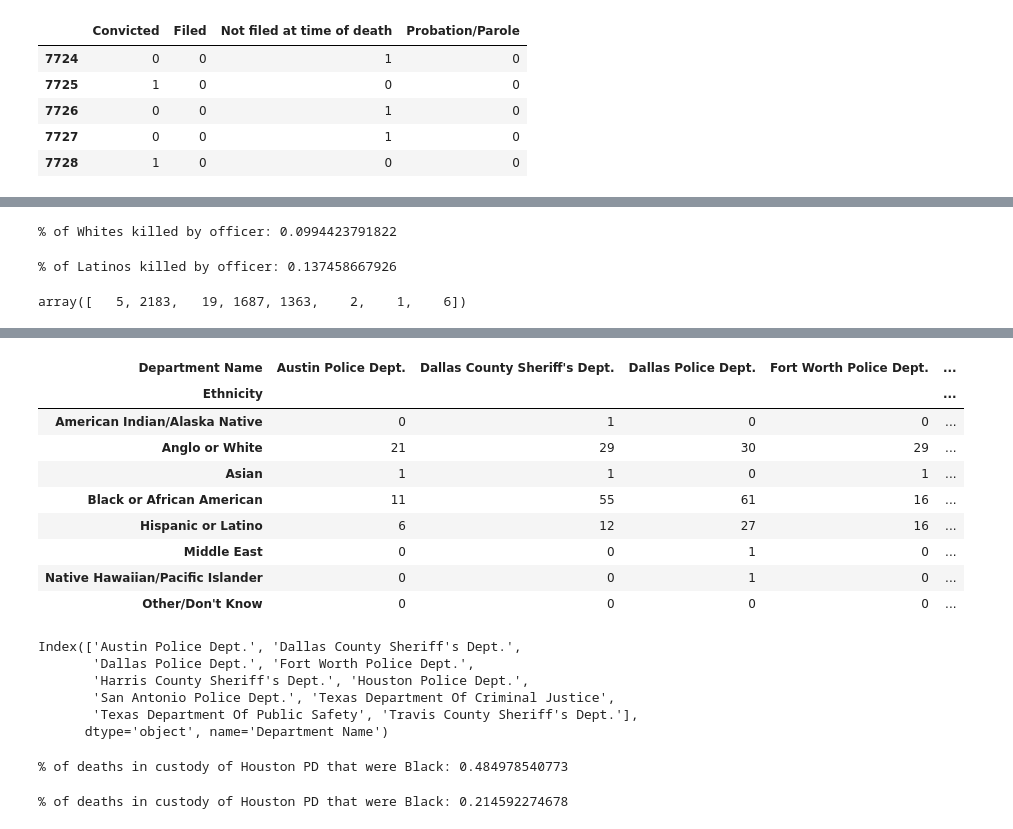
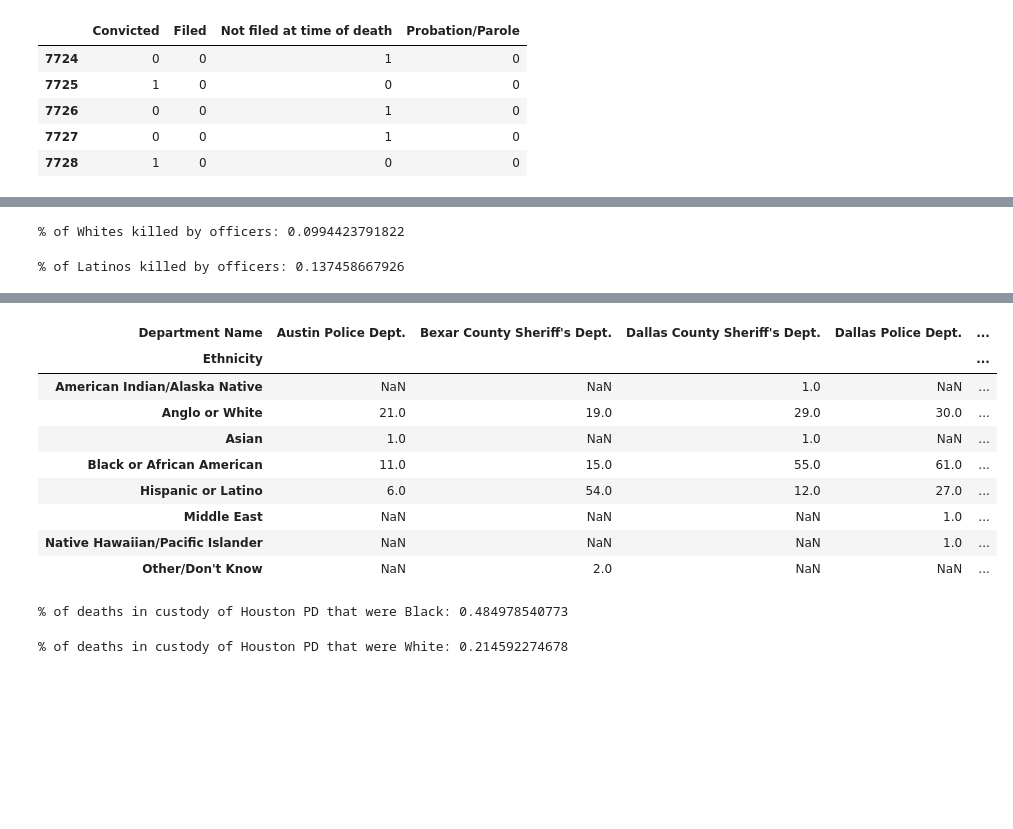
Before and after one commit to circushaase/Capstone2, a Jupyter notebook: data_explore.ipynb, the cells around one changed output, grey strips where cells are left out. Cells and saved outputs as stored; diff of their text form; code cells hidden in the pictures; blank space fills up the shorter version.

```diff
--- a/data_explore.ipynb
+++ b/data_explore.ipynb
@@ -28,0 +24,3 @@ len(cust['Department Name'].value_counts())
+# %%
+#add column of years extracted "Death Date"
+cust['year'] = pd.DatetimeIndex(cust['Death Date']).year
@@ -32,7 +38 @@ deathtype= list(cust['Manner Death'].unique())
 eth = list(cust['Ethnicity'].unique())
-# %%
-'''
-create dictionary and use to designate number values to each "Ethnicity"
-ethdict = {'Black or African American':1,'Hispanic or Latino':2, 'Anglo or White': 3, 'Middle East':4, 'Asian':5, 'Native Hawaiian/Pacific Islander':6, 'American Indian/Alaska Native':7, 'Other/Don\'t Know':8}
-cust['race'] = [ ethdict[x] for x in cust['Ethnicity'] ]
-'''
@@ -175,13 +155,9 @@ ethni = cust['Ethnicity'].value_counts()
 # %%
-print ("% of Whites killed by officer:", breakdown['Anglo or White', 'Homicide by Law Enforcement/Correctional Staff']/ethni['Anglo or White'])
+print ("% of Whites killed by officers:", breakdown['Anglo or White', 'Homicide by Law Enforcement/Correctional Staff']/ethni['Anglo or White'])
 # %% [output]
-% of Whites killed by officer: 0.0994423791822
+% of Whites killed by officers: 0.0994423791822
 # %%
-print ("% of Latinos killed by officer:", breakdown['Hispanic or Latino', 'Homicide by Law Enforcement/Correctional Staff']/ethni['Hispanic or Latino'])
+print ("% of Latinos killed by officers:", breakdown['Hispanic or Latino', 'Homicide by Law Enforcement/Correctional Staff']/ethni['Hispanic or Latino'])
 # %% [output]
-% of Latinos killed by officer: 0.137458667926
+% of Latinos killed by officers: 0.137458667926
-# %%
-death_eth_df['Natural Causes/Illness'].values
-# %% [output]
-array([   5, 2183,   19, 1687, 1363,    2,    1,    6])
 # %%
@@ -215,20 +192,21 @@ show(g)
 [interactive output not drawn]
 [interactive output not drawn]
 # %%
-major = cust[(cust['Department Name'] == 'Texas Department Of Criminal Justice') | (cust['Department Name'] == 'Harris County Sheriff\'s Dept.')| (cust['Department Name'] == 'Houston Police Dept.')| (cust['Department Name'] == 'San Antonio Police Dept.')| (cust['Department Name'] == 'Fort Worth Police Dept.')| (cust['Department Name'] == 'Dallas Police Dept.')| (cust['Department Name'] == 'Dallas County Sheriff\'s Dept.') | (cust['Department Name'] == 'Bexar County Sheriff\s Dept.')| (cust['Department Name'] == 'Texas Department Of Public Safety')| (cust['Department Name'] == 'Austin Police Dept.')| (cust['Department Name'] == 'Tarrant County Sheriff\s Dept.')| (cust['Department Name'] == 'Travis County Sheriff\'s Dept.')]
+#create smaller df of major cities and their counties in Texas and the Ethnic break down of deaths for each
+major = cust[(cust['Department Name'] == 'Texas Department Of Criminal Justice') | (cust['Department Name'] == 'Harris County Sheriff\'s Dept.')| (cust['Department Name'] == 'Houston Police Dept.')| (cust['Department Name'] == 'San Antonio Police Dept.')| (cust['Department Name'] == 'Fort Worth Police Dept.')| (cust['Department Name'] == 'Dallas Police Dept.')| (cust['Department Name'] == 'Dallas County Sheriff\'s Dept.') | (cust['Department Name'] == 'Bexar County Sheriff\'s Dept.')| (cust['Department Name'] == 'Texas Department Of Public Safety')| (cust['Department Name'] == 'Austin Police Dept.')| (cust['Department Name'] == 'Tarrant County Sheriff\s Dept.')| (cust['Department Name'] == 'Travis County Sheriff\'s Dept.')]
 reduce =major.groupby(['Ethnicity', 'Department Name'])['Last Name'].count().sort_values(ascending = False)
 majdept = reduce.unstack()
-majdept = majdept.fillna(0).astype(int)
+#majdept = majdept.fillna(0).astype(int)
 majdept
 # %% [output]
-| Department Name | Austin Police Dept. | Dallas County Sheriff's Dept. | Dallas Police Dept. | Fort Worth Police Dept. | ... |
+| Department Name | Austin Police Dept. | Bexar County Sheriff's Dept. | Dallas County Sheriff's Dept. | Dallas Police Dept. | ... |
 | Ethnicity |  |  |  |  | ... |
-| American Indian/Alaska Native | 0 | 1 | 0 | 0 | ... |
-| Anglo or White | 21 | 29 | 30 | 29 | ... |
-| Asian | 1 | 1 | 0 | 1 | ... |
-| Black or African American | 11 | 55 | 61 | 16 | ... |
-| Hispanic or Latino | 6 | 12 | 27 | 16 | ... |
-| Middle East | 0 | 0 | 1 | 0 | ... |
-| Native Hawaiian/Pacific Islander | 0 | 0 | 1 | 0 | ... |
-| Other/Don't Know | 0 | 0 | 0 | 0 | ... |
+| American Indian/Alaska Native | NaN | NaN | 1.0 | NaN | ... |
+| Anglo or White | 21.0 | 19.0 | 29.0 | 30.0 | ... |
+| Asian | 1.0 | NaN | 1.0 | NaN | ... |
+| Black or African American | 11.0 | 15.0 | 55.0 | 61.0 | ... |
+| Hispanic or Latino | 6.0 | 54.0 | 12.0 | 27.0 | ... |
+| Middle East | NaN | NaN | NaN | 1.0 | ... |
+| Native Hawaiian/Pacific Islander | NaN | NaN | NaN | 1.0 | ... |
+| Other/Don't Know | NaN | 2.0 | NaN | NaN | ... |
 # %%
@@ -235,18 +214,9 @@ majdept
 dept = cust.groupby(['Department Name'])['Last Name'].count()
-# %%
-majdept.columns
-# %% [output]
-Index(['Austin Police Dept.', 'Dallas County Sheriff's Dept.',
-       'Dallas Police Dept.', 'Fort Worth Police Dept.',
-       'Harris County Sheriff's Dept.', 'Houston Police Dept.',
-       'San Antonio Police Dept.', 'Texas Department Of Criminal Justice',
-       'Texas Department Of Public Safety', 'Travis County Sheriff's Dept.'],
-      dtype='object', name='Department Name')
 # %%
 print ("% of deaths in custody of Houston PD that were Black:", majdept.loc['Black or African American', 'Houston Police Dept.']/dept['Houston Police Dept.'])
 # %% [output]
 % of deaths in custody of Houston PD that were Black: 0.484978540773
 # %%
-print ("% of deaths in custody of Houston PD that were Black:", majdept.loc['Anglo or White', 'Houston Police Dept.']/dept['Houston Police Dept.'])
+print ("% of deaths in custody of Houston PD that were White:", majdept.loc['Anglo or White', 'Houston Police Dept.']/dept['Houston Police Dept.'])
 # %% [output]
-% of deaths in custody of Houston PD that were Black: 0.214592274678
+% of deaths in custody of Houston PD that were White: 0.214592274678
```
Also changed, not shown: parts of 43 cells of this notebook, 2 other files.
